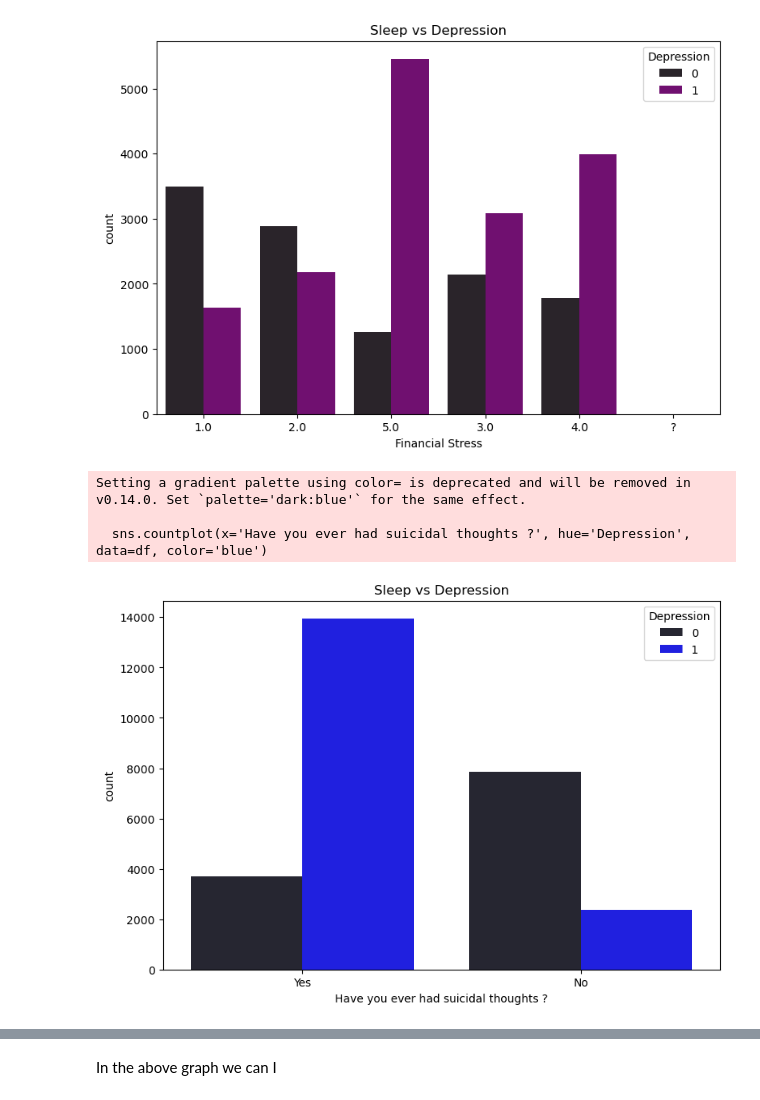
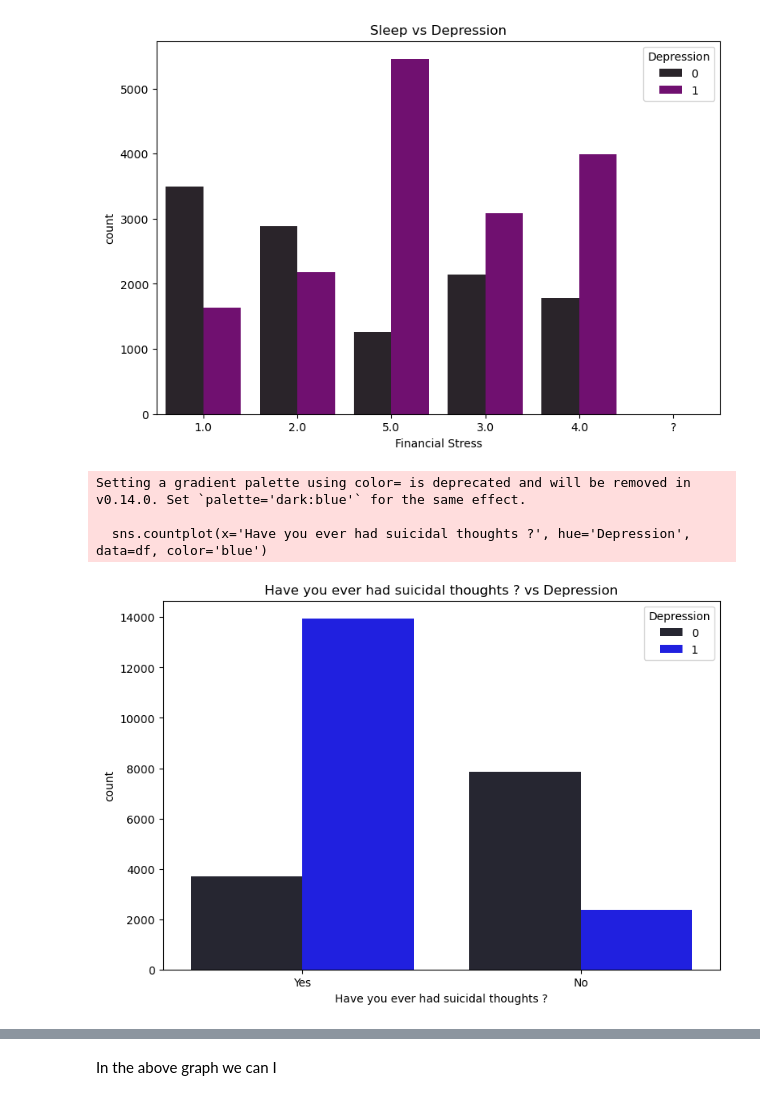
Before and after one commit to cathym20/Student-Depression, a Jupyter notebook: student_depression.ipynb, the cells around one changed output, grey strips where cells are left out. Cells and saved outputs as stored; diff of their text form; code cells hidden in the pictures.

```diff
--- a/student_depression.ipynb
+++ b/student_depression.ipynb
@@ -189,10 +189,10 @@ plt.show()
 # %%
 plt.figure(figsize=(9,6))
 sns.countplot(x='Have you ever had suicidal thoughts ?', hue='Depression', data=df, color='blue')
-plt.title('Sleep vs Depression')
+plt.title('Have you ever had suicidal thoughts ? vs Depression')
 plt.show()
 # %% [output]
 Setting a gradient palette using color= is deprecated and will be removed in v0.14.0. Set `palette='dark:blue'` for the same effect.
 
   sns.countplot(x='Have you ever had suicidal thoughts ?', hue='Depression', data=df, color='blue')
-[figure, old version]
+[figure, new version]
```
Also changed, not shown: parts of 1 cell of this notebook.
